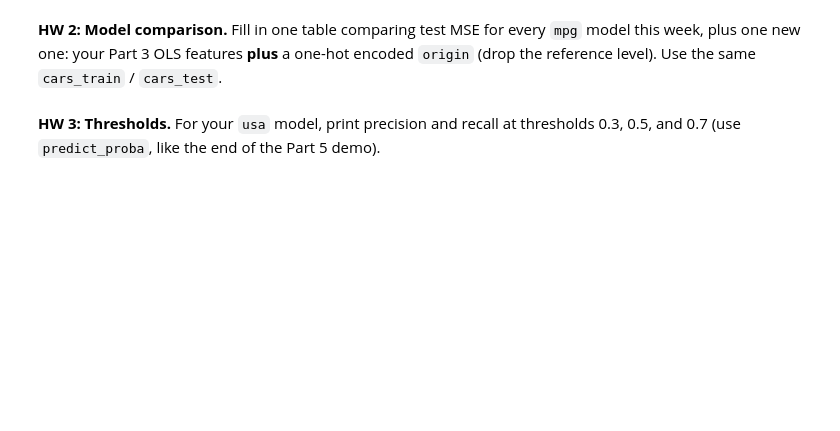
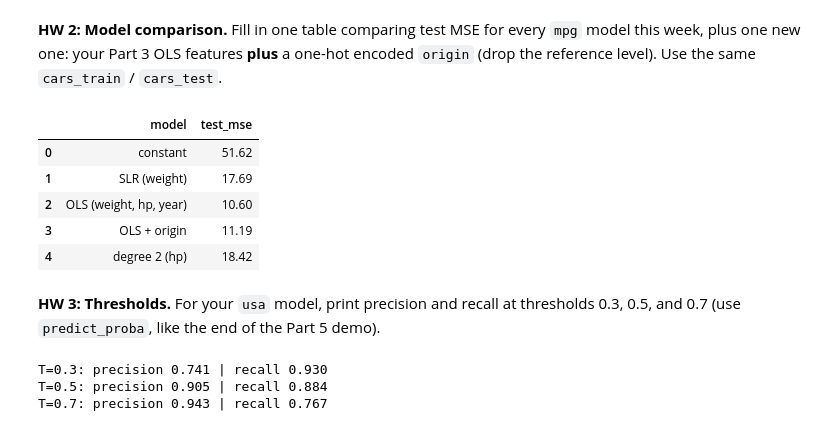
Before and after one commit to himanibalaga/JCP-fall-26, a Jupyter notebook: Week_3.ipynb, the cells around one changed output. Drawn from its saved outputs; the diff is of its cells as text; code cells hidden in the pictures; blank space fills up the shorter version.

```diff
--- a/Week_3.ipynb
+++ b/Week_3.ipynb
@@ -339,5 +617,5 @@ mse_const_cars
 # %%
-slr_cars = ...
-mse_slr_cars = ...
-print("theta1 per 1,000 lbs:", ...)
+slr_cars = LinearRegression().fit(cars_train[["weight"]], cars_train["mpg"])
+mse_slr_cars = mean_squared_error(cars_test["mpg"], slr_cars.predict(cars_test[["weight"]]))
+print("theta1 per 1,000 lbs:", round(slr_cars.coef_[0] * 1000, 2))
 print(f"Constant: {mse_const_cars:.2f} | SLR: {mse_slr_cars:.2f}")
@@ -344,5 +625,5 @@ print(f"Constant: {mse_const_cars:.2f} | SLR: {mse_slr_cars:.2f}")
 # %%
-features_cars = [...]
-ols_cars = ...
-mse_ols_cars = ...
+features_cars = ["weight", "horsepower", "model_year"]
+ols_cars = LinearRegression().fit(cars_train[features_cars], cars_train["mpg"])
+mse_ols_cars = mean_squared_error(cars_test["mpg"], ols_cars.predict(cars_test[features_cars]))
 print(f"Constant: {mse_const_cars:.2f} | SLR: {mse_slr_cars:.2f} | OLS: {mse_ols_cars:.2f}")
@@ -455,11 +784,11 @@ poly3.fit_transform(pd.DataFrame({"spend_k": [1, 2, 3]}))  # each row → [x, x
 # %%
 cars_train = cars_train.copy()
 cars_test = cars_test.copy()
-cars_train["hp_sq"] = ...
-cars_test["hp_sq"] = ...
+cars_train["hp_sq"] = cars_train["horsepower"] ** 2
+cars_test["hp_sq"] = cars_test["horsepower"] ** 2
 
-hp_deg1 = ...
-hp_deg2 = ...
-mse_hp1 = ...
-mse_hp2 = ...
+hp_deg1 = LinearRegression().fit(cars_train[["horsepower"]], cars_train["mpg"])
+hp_deg2 = LinearRegression().fit(cars_train[["horsepower", "hp_sq"]], cars_train["mpg"])
+mse_hp1 = mean_squared_error(cars_test["mpg"], hp_deg1.predict(cars_test[["horsepower"]]))
+mse_hp2 = mean_squared_error(cars_test["mpg"], hp_deg2.predict(cars_test[["horsepower", "hp_sq"]]))
 print(f"degree 1: {mse_hp1:.2f} | degree 2: {mse_hp2:.2f}")
@@ -671,22 +1089,34 @@ plt.show()
 # %% [markdown]
 **HW 2: Model comparison.** Fill in one table comparing test MSE for every `mpg` model this week, plus one new one: your Part 3 OLS features **plus** a one-hot encoded `origin` (drop the reference level). Use the same `cars_train` / `cars_test`.
 # %%
-origin_ohe = ...   # one-hot origin for ALL of cars, drop_first=True, dtype=int
+origin_ohe = pd.get_dummies(cars["origin"], prefix="origin", drop_first=True, dtype=int)   # one-hot origin for ALL of cars; europe is the reference level
 X_train_ohe = pd.concat([cars_train[features_cars], origin_ohe.loc[cars_train.index]], axis=1)
 X_test_ohe = pd.concat([cars_test[features_cars], origin_ohe.loc[cars_test.index]], axis=1)
-ols_ohe_cars = ...
-mse_ohe_cars = ...
+ols_ohe_cars = LinearRegression().fit(X_train_ohe, cars_train["mpg"])
+mse_ohe_cars = mean_squared_error(cars_test["mpg"], ols_ohe_cars.predict(X_test_ohe))
 
 pd.DataFrame({
     "model": ["constant", "SLR (weight)", "OLS (weight, hp, year)", "OLS + origin", "degree 2 (hp)"],
     "test_mse": [mse_const_cars, mse_slr_cars, mse_ols_cars, mse_ohe_cars, mse_hp2],
 }).round(2)
+# %% [output]
+|  | model | test_mse |
+| 0 | constant | 51.62 |
+| 1 | SLR (weight) | 17.69 |
+| 2 | OLS (weight, hp, year) | 10.60 |
+| 3 | OLS + origin | 11.19 |
+| 4 | degree 2 (hp) | 18.42 |
 # %% [markdown]
 **HW 3: Thresholds.** For your `usa` model, print precision and recall at thresholds 0.3, 0.5, and 0.7 (use `predict_proba`, like the end of the Part 5 demo).
 # %%
-usa_probs = ...
+usa_probs = log_reg_cars.predict_proba(usa_test[["displacement"]])[:, 1]
 for threshold in [0.3, 0.5, 0.7]:
-    ...
+    preds_t = (usa_probs >= threshold).astype(int)
+    print(f"T={threshold}: precision {precision_score(usa_test['usa'], preds_t):.3f} | recall {recall_score(usa_test['usa'], preds_t):.3f}")
+# %% [output]
+T=0.3: precision 0.741 | recall 0.930
+T=0.5: precision 0.905 | recall 0.884
+T=0.7: precision 0.943 | recall 0.767
 # %% [markdown]
 **HW 4: Short answers.** One or two sentences each.
 
```
Also changed, not shown: parts of 93 cells of this notebook.
